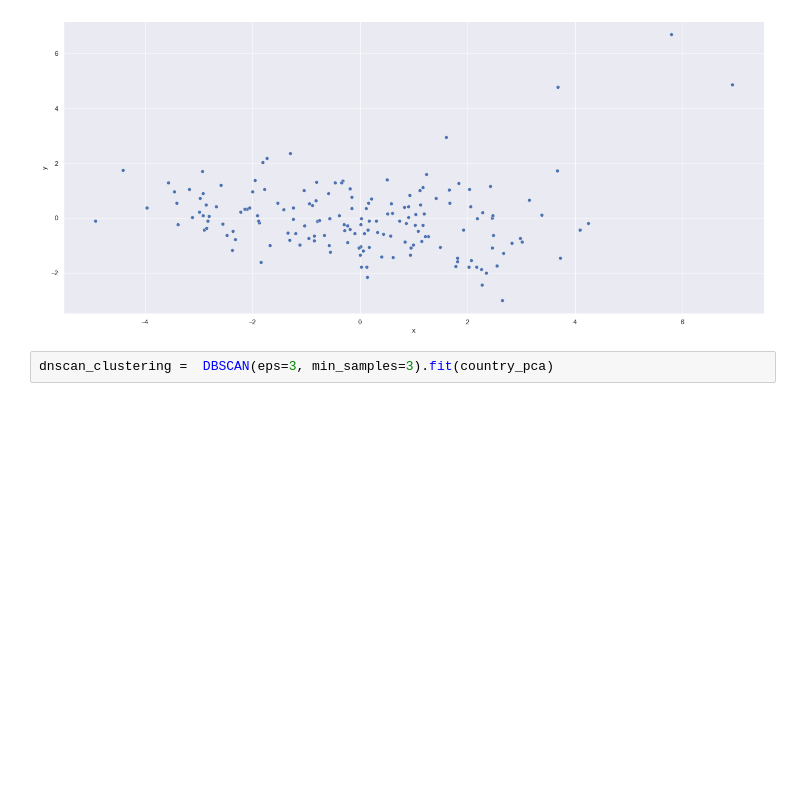
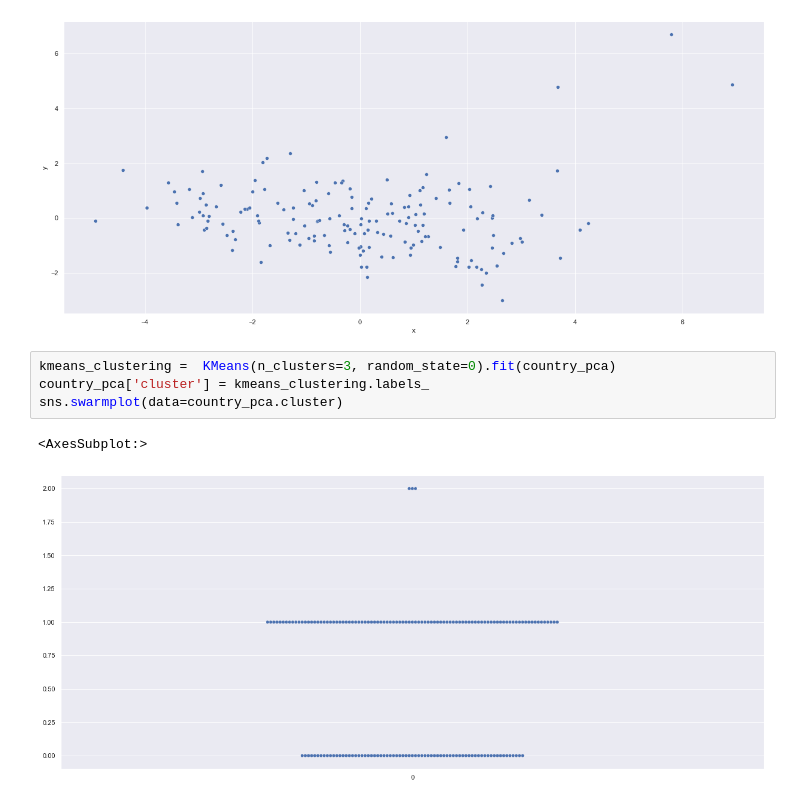
Before and after one commit to Vincent-Ta/Country_classification, a Jupyter notebook: main.ipynb, the cells around one changed output. Saved outputs shown, nothing was run; the diff lists cells and outputs as text; blank space fills up the shorter version.

```diff
--- a/main.ipynb
+++ b/main.ipynb
@@ -202,5 +206,10 @@ sns.scatterplot(data=country_pca, x='x', y='y')
 # %% [output]
 <AxesSubplot:xlabel='x', ylabel='y'>
 [figure]
-# %%
-dnscan_clustering =  DBSCAN(eps=3, min_samples=3).fit(country_pca)
+# %%
+kmeans_clustering =  KMeans(n_clusters=3, random_state=0).fit(country_pca)
+country_pca['cluster'] = kmeans_clustering.labels_
+sns.swarmplot(data=country_pca.cluster)
+# %% [output]
+<AxesSubplot:>
+[figure, added]
```
Also changed, not shown: parts of 3 cells of this notebook.
